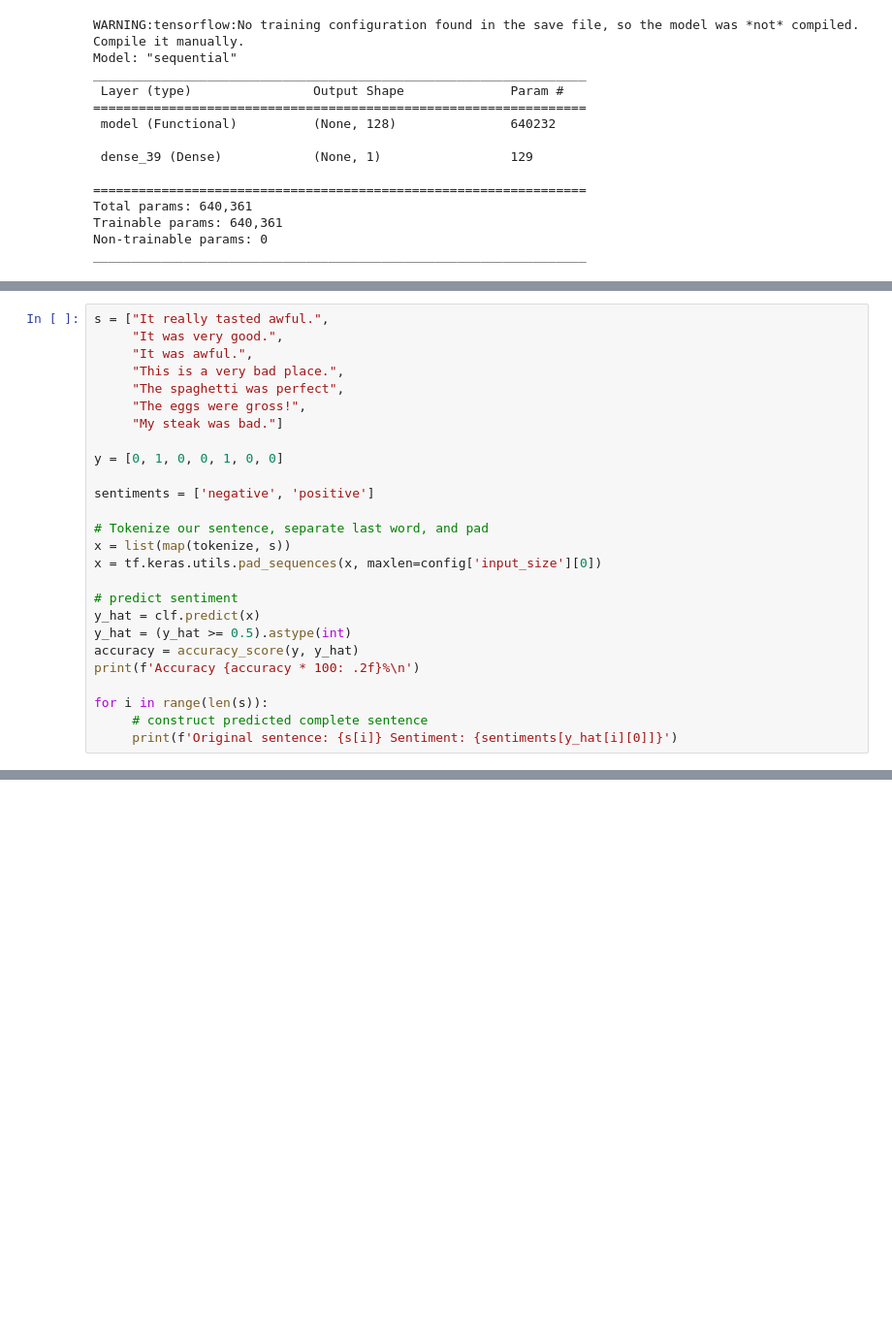
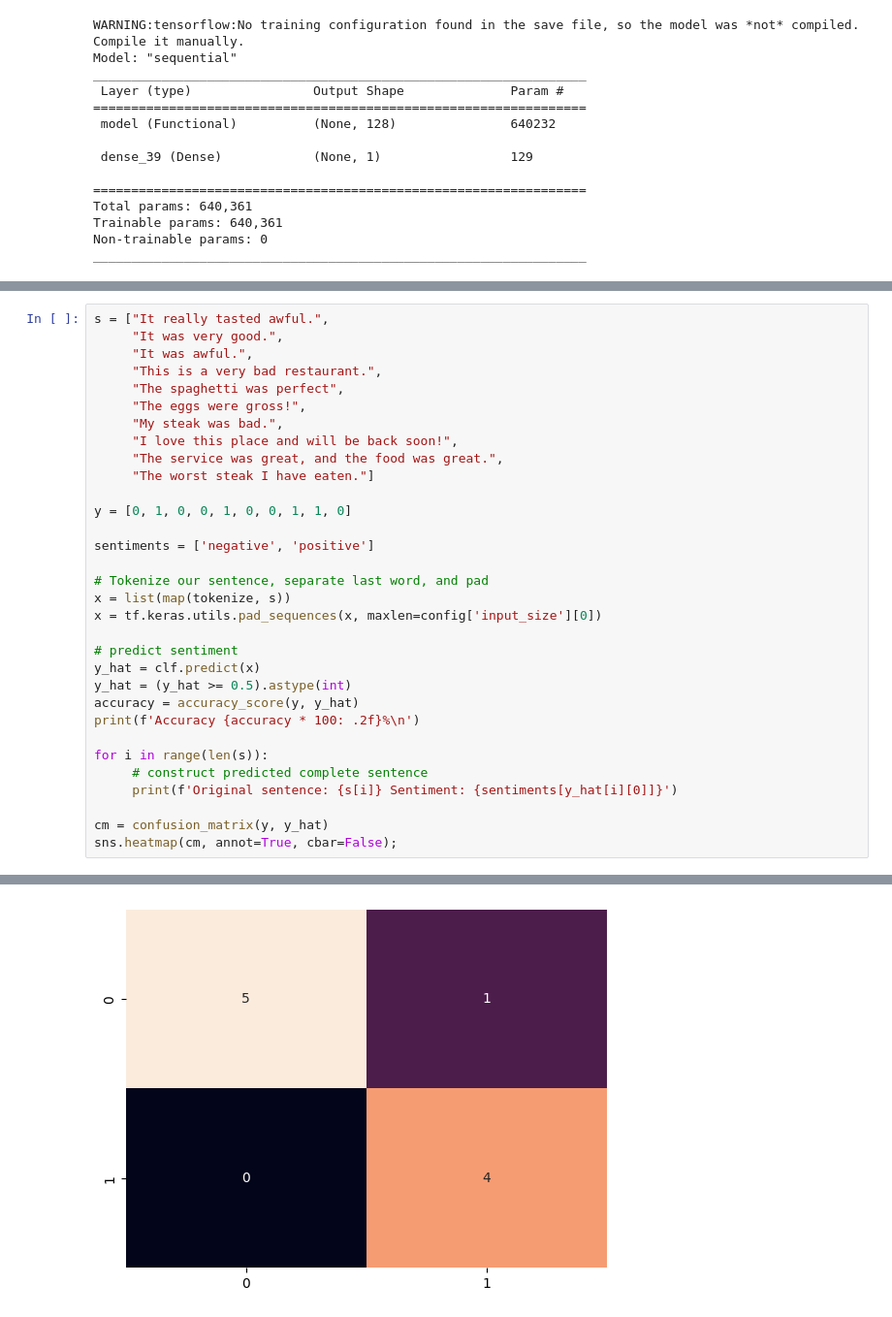
Before and after one commit to karencfisher/my-transformer, a Jupyter notebook: encoder2.ipynb, the cells around one changed output, grey strips where cells are left out. Shown: that part at 97% size. Cells and saved outputs as stored; diff of their text form; blank space fills up the shorter version.

```diff
--- a/encoder2.ipynb
+++ b/encoder2.ipynb
@@ -154,12 +154,15 @@ plt.show()
 s = ["It really tasted awful.",
      "It was very good.",
      "It was awful.",
-     "This is a very bad place.",
+     "This is a very bad restaurant.",
      "The spaghetti was perfect",
      "The eggs were gross!",
-     "My steak was bad."]
+     "My steak was bad.",
+     "I love this place and will be back soon!",
+     "The service was great, and the food was great.",
+     "The worst steak I have eaten."]
 
-y = [0, 1, 0, 0, 1, 0, 0]
+y = [0, 1, 0, 0, 1, 0, 0, 1, 1, 0]
 
 sentiments = ['negative', 'positive']
 
@@ -176,4 +179,7 @@ print(f'Accuracy {accuracy * 100: .2f}%\n')
 for i in range(len(s)):
      # construct predicted complete sentence
      print(f'Original sentence: {s[i]} Sentiment: {sentiments[y_hat[i][0]]}')
+
+cm = confusion_matrix(y, y_hat)
+sns.heatmap(cm, annot=True, cbar=False);
 # %% [output]
@@ -189,0 +199 @@ Original sentence: My steak was bad. Sentiment: negative
+[figure, added]
```
Also changed, not shown: parts of 3 cells of this notebook.
